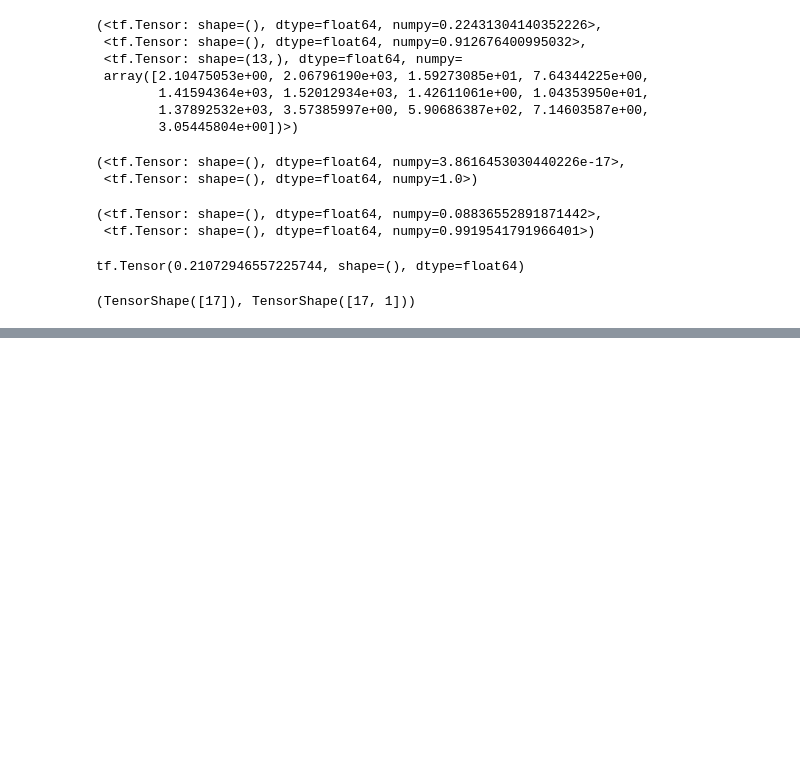
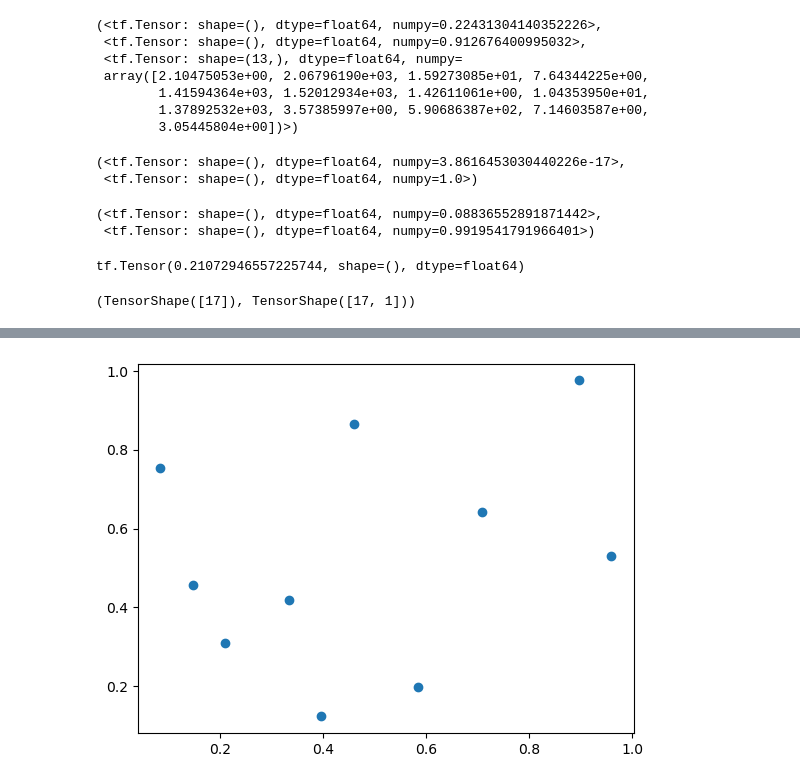
Before and after one commit to cambridge-mlg/learnable-qmc, a Jupyter notebook: notebooks/uci.ipynb, the cells around one changed output, grey strips where cells are left out. Saved outputs shown, nothing was run; the diff lists cells and outputs as text; code cells hidden in the pictures; blank space fills up the shorter version.

```diff
--- a/notebooks/uci.ipynb
+++ b/notebooks/uci.ipynb
@@ -166,0 +285,15 @@ pred_mean.shape, dataset.y_test.shape
+# %%
+from lqmc.random import rand_halton
+
+seed, samples = rand_halton(
+    dim=2,
+    num_samples=10,
+    shape=(),
+    dtype=tf.float32,
+    seed=seed,
+)
+# %%
+plt.scatter(samples[:, 0], samples[:, 1])
+plt.show()
+# %% [output]
+[figure, added]
```
Also changed, not shown: parts of 12 cells of this notebook, 6 other files.
